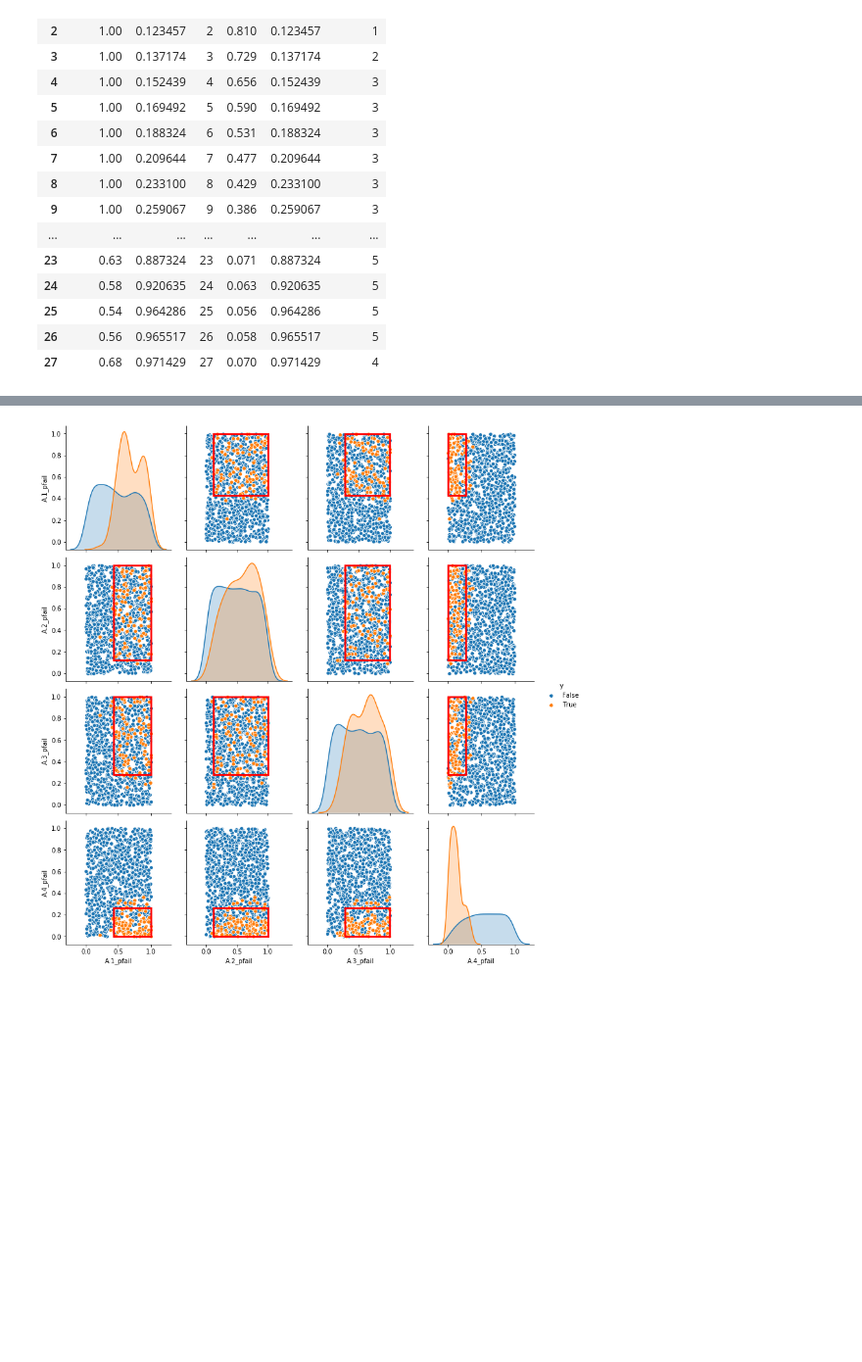
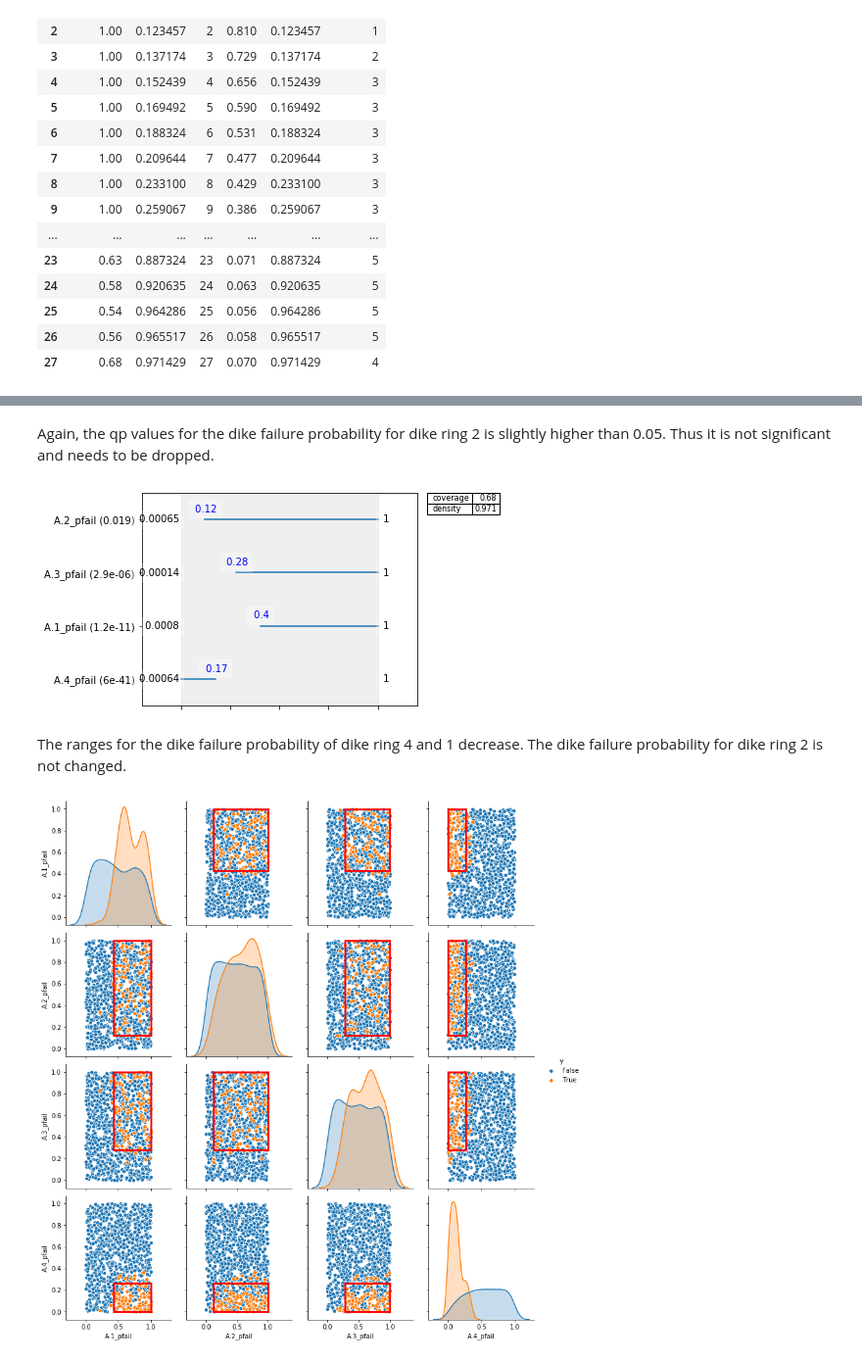
Before and after one commit to aarsundaram/ModelBasedDecisionMaking_Group12, a Jupyter notebook: final assignment/Scenario_Discovery.ipynb, the cells around one changed output, grey strips where cells are left out. Shown at 98% size. Drawn from its saved outputs; the diff is of its cells as text; code cells hidden in the pictures; blank space fills up the shorter version.

```diff
--- a/final assignment/Scenario_Discovery.ipynb
+++ b/final assignment/Scenario_Discovery.ipynb
@@ -341,3 +366,12 @@ A.2_pfail  0.121137  0.999049    [0.06670664676028783, -1.0]
+# %% [markdown]
+Again, the qp values for the dike failure probability for dike ring 2 is slightly higher than 0.05. Thus it is not significant and needs to be dropped.
+# %%
+box_wcbc_end.inspect(style = 'graph')
+box_wcbc_end.drop_restriction('A.2_pfail')
+# %% [output]
+[figure, added]
+# %% [markdown]
+The ranges for the dike failure probability of dike ring 4 and 1 decrease. The dike failure probability for dike ring 2 is not changed.
 # %%
 box_wcbc_end.select(22)
 box_wcbc_end.show_pairs_scatter()
```
Also changed, not shown: parts of 55 cells of this notebook.
